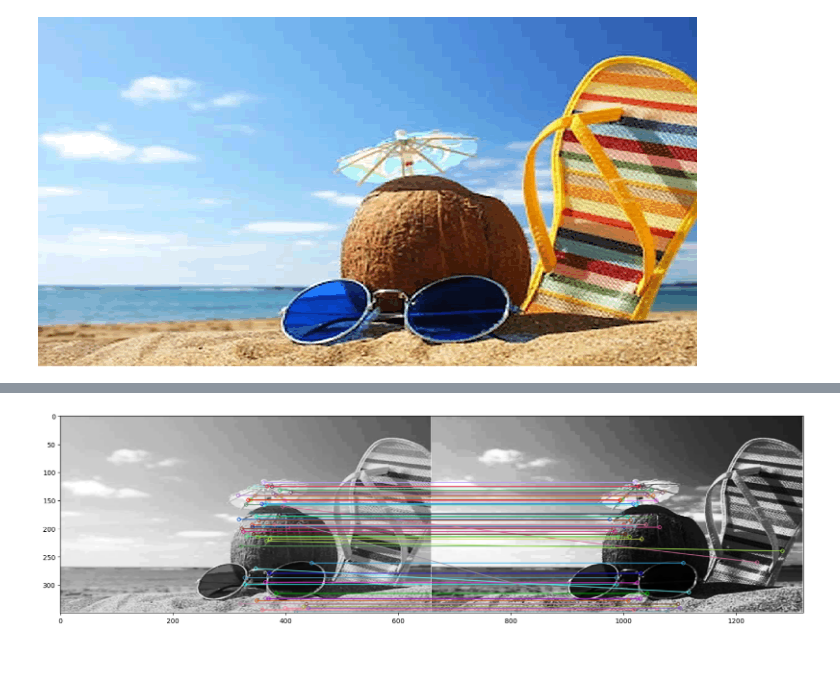
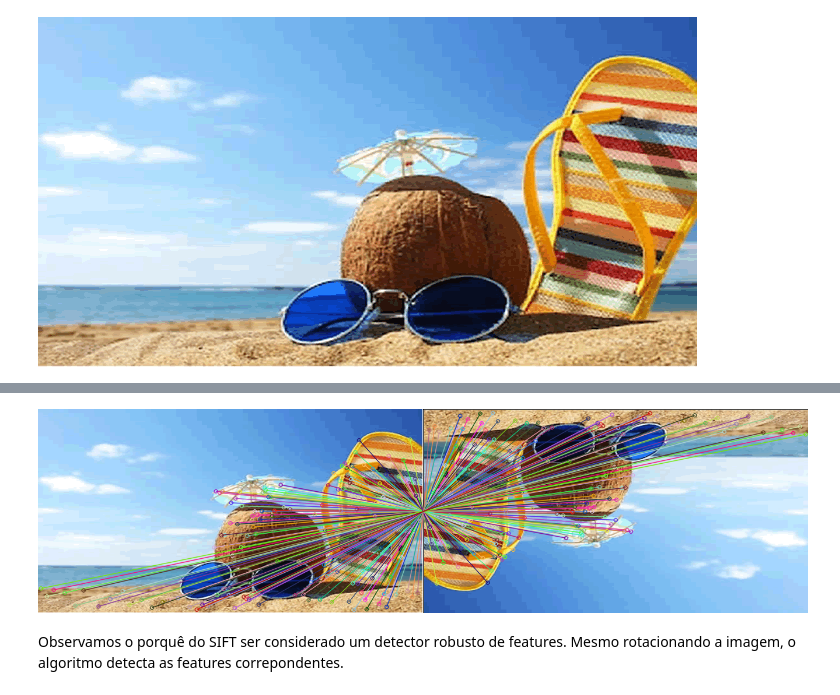
Before and after one commit to 2023-1-INF0417-VisaoComputacional/Team75-Unidade2, a Jupyter notebook: Unidade_2.ipynb, the cells around one changed output, grey strips where cells are left out. Cells and saved outputs as stored; diff of their text form; code cells hidden in the pictures; blank space fills up the shorter version.

```diff
--- a/Unidade_2.ipynb
+++ b/Unidade_2.ipynb
@@ -134,0 +102,14 @@ cv2_imshow(image_with_keypoints)
+# %%
+# Obter as dimensões da imagem
+altura, largura = image.shape[:2]
+
+# Centro da imagem
+centro = (largura // 2, altura // 2)
+
+# Obter a matriz de rotação
+matriz_rotacao = cv2.getRotationMatrix2D(center = centro, angle = 180, scale = 1) # Definir angulo
+
+# Aplicar a rotação na imagem
+imagem_rotacionada = cv2.warpAffine(image, matriz_rotacao, (largura, altura))
+
+cv2_imshow(imagem_rotacionada)
@@ -141,30 +124,30 @@ def PlotaCompara(gray1, gray2, kp1, kp2, matches):
   img3 = cv2.drawMatches(gray1, kp1, gray2, kp2, matches, None, flags=cv2.DrawMatchesFlags_NOT_DRAW_SINGLE_POINTS)
 
   # Exibir a imagem com os matches
-  plt.figure(figsize=(20, 22))
-  plt.imshow(img3)
-  plt.show()
+  cv2_imshow(img3)
 # %%
 # Detector SIFT
 detector = cv2.xfeatures2d.SIFT_create()
 
 # Descritor SIFT
 descriptor = detector
 
 # Encontrar keypoints e calcular descritores para a imagem de referência (img1)
 kp1 = detector.detect(gray_image)
 kp1, desc1 = descriptor.compute(gray_image, kp1)
 
 # Encontrar keypoints e calcular descritores para a segunda imagem (img2)
-kp2 = detector.detect(equalized_image)
-kp2, desc2 = descriptor.compute(equalized_image, kp2)
+kp2 = detector.detect(imagem_rotacionada)
+kp2, desc2 = descriptor.compute(imagem_rotacionada, kp2)
 
 # Configurar o BFMatcher com normType=cv2.NORM_L1 e crossCheck=True
 matcher = cv2.BFMatcher(cv2.NORM_L1, crossCheck=True)
 
 # Realizar a correspondência dos descritores
 matches = matcher.match(desc1, desc2)
 
-PlotaCompara(gray_image, equalized_image, kp1, kp2, matches[200:500:5]) # Foi reduzimos o número de plots para visualizar as correspondencias melhor
+PlotaCompara(image, imagem_rotacionada, kp1, kp2, matches[::10]) # Foi reduzimos o número de plots para visualizar as correspondencias melhor
 # %% [output]
-[figure, old version]
+[figure, new version]
+# %% [markdown]
+Observamos o porquê do SIFT ser considerado um detector robusto de features. Mesmo rotacionando a imagem, o algoritmo detecta as features correpondentes.
```
Also changed, not shown: parts of 9 cells of this notebook.
